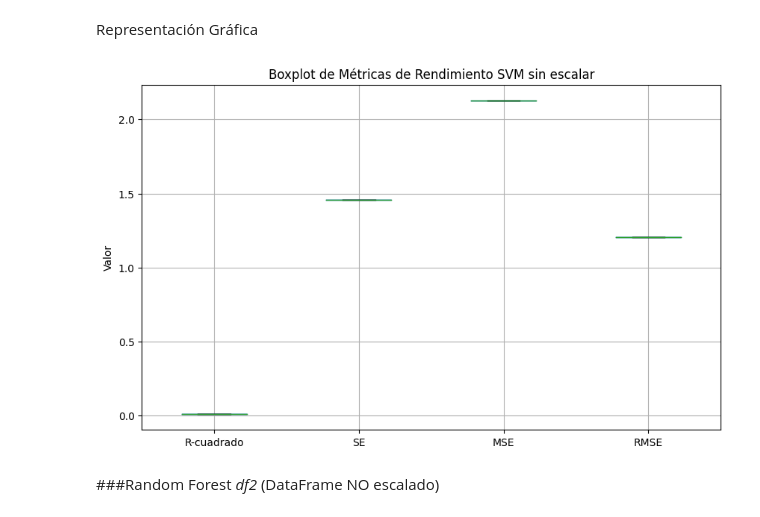
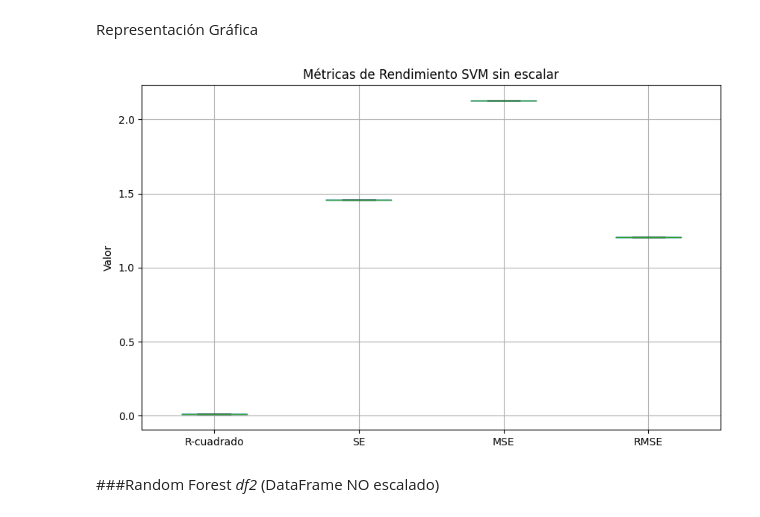
Before and after one commit to Kiroxs/ProyectoML, a Jupyter notebook: Proyecto_Machine_Learning.ipynb, the cells around one changed output. Saved outputs shown, nothing was run; the diff lists cells and outputs as text; code cells hidden in the pictures.

```diff
--- a/Proyecto_Machine_Learning.ipynb
+++ b/Proyecto_Machine_Learning.ipynb
@@ -270,13 +270,13 @@ Representación Gráfica
 # %%
 import matplotlib.pyplot as plt
 metrics_df2_sn = pd.DataFrame({'R-cuadrado': [r2_svmn], 'SE': [se_svmn], 'MSE': [mse_svmn], 'RMSE': [rmse_svmn]})
 plt.figure(figsize=(10, 6))
 metrics_df2_sn.boxplot()
-plt.title('Boxplot de Métricas de Rendimiento SVM sin escalar')
+plt.title('Métricas de Rendimiento SVM sin escalar')
 plt.ylabel('Valor')
 plt.show()
 # %% [output]
-[figure, old version]
+[figure, new version]
 # %% [markdown]
 ###Random Forest *df2* (DataFrame NO escalado)
 # %%
```
Also changed, not shown: parts of 3 cells of this notebook.
